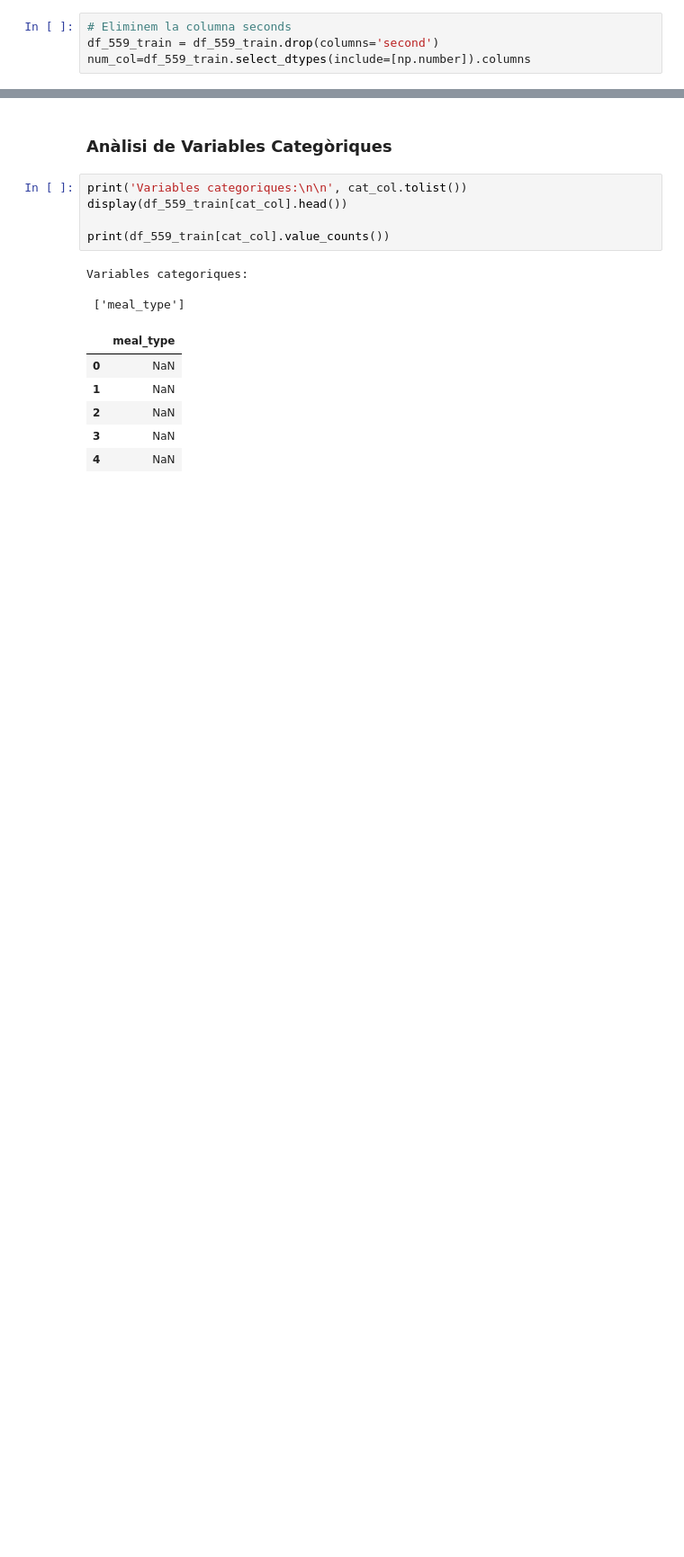
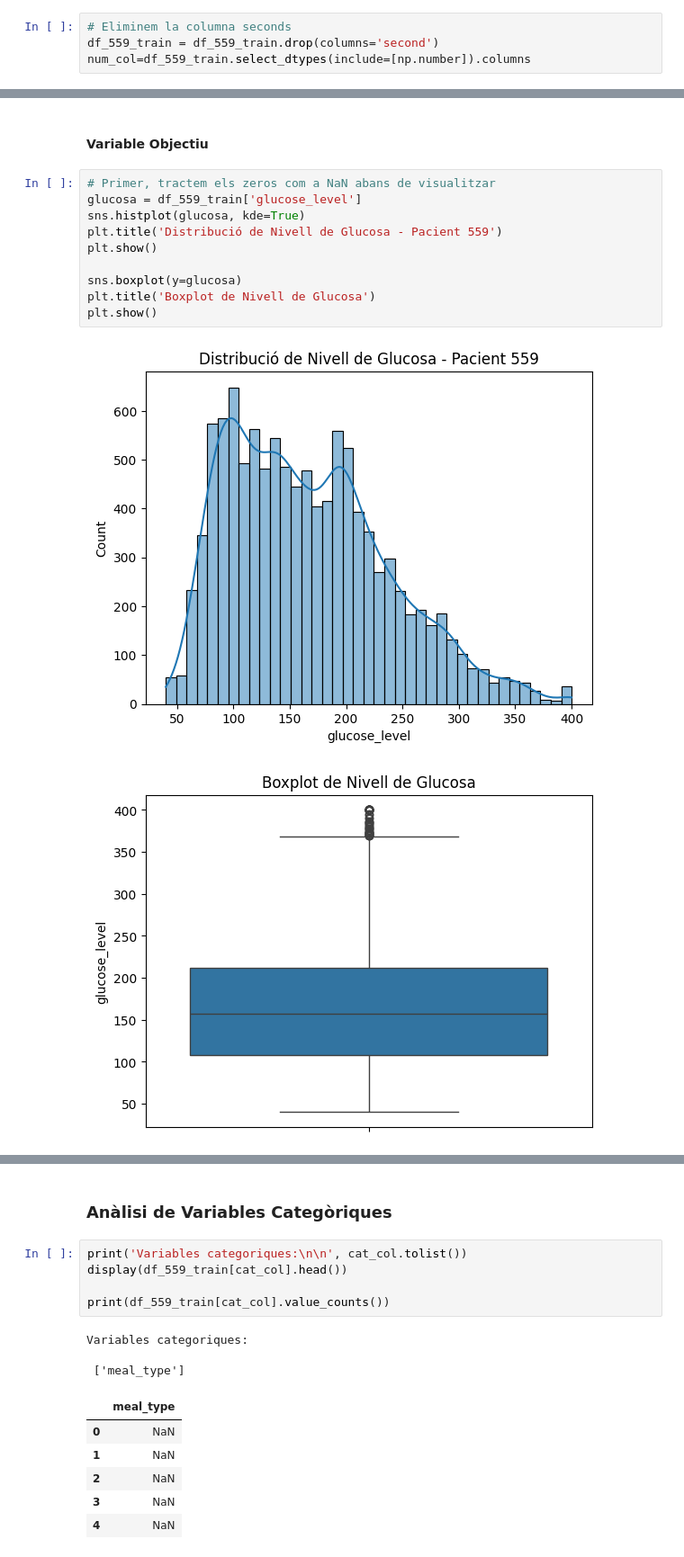
Before and after one commit to rogerduranlopez/TF-IA-GLUP24, a Jupyter notebook: notebooks/EDA_GLUP24.ipynb, the cells around one changed output, grey strips where cells are left out. Shown at 90% size. Drawn from its saved outputs; the diff is of its cells as text; blank space fills up the shorter version.

```diff
--- a/notebooks/EDA_GLUP24.ipynb
+++ b/notebooks/EDA_GLUP24.ipynb
@@ -300,0 +327,15 @@ df_559_train[num_col].describe()
+# %% [markdown]
+#### Variable Objectiu
+# %%
+# Primer, tractem els zeros com a NaN abans de visualitzar
+glucosa = df_559_train['glucose_level']
+sns.histplot(glucosa, kde=True)
+plt.title('Distribució de Nivell de Glucosa - Pacient 559')
+plt.show()
+
+sns.boxplot(y=glucosa)
+plt.title('Boxplot de Nivell de Glucosa')
+plt.show()
+# %% [output]
+[figure, added]
+[figure, added]
```
Also changed, not shown: parts of 36 cells of this notebook, 22 other files.
